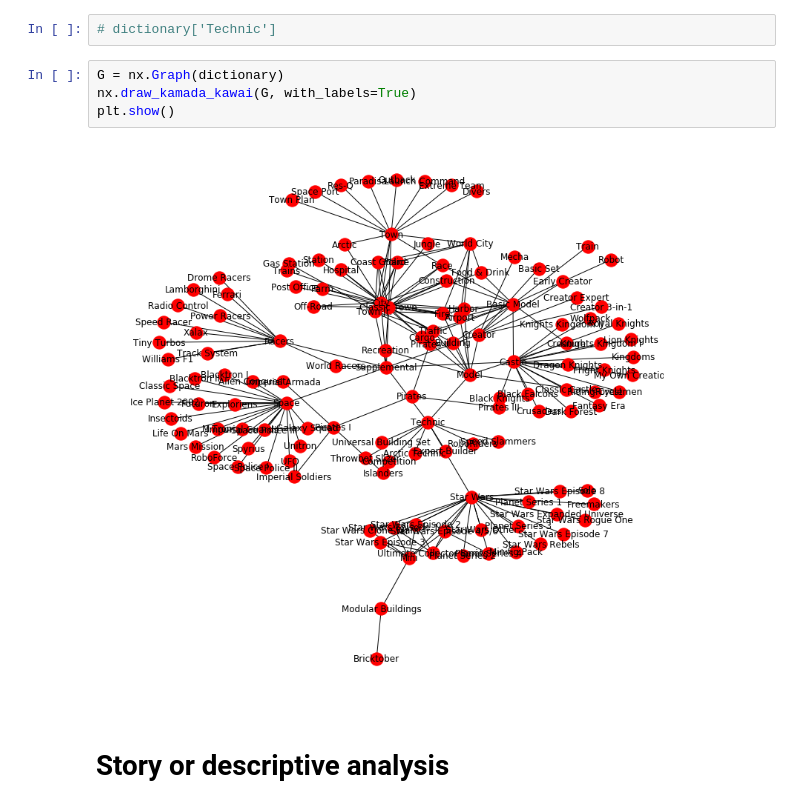
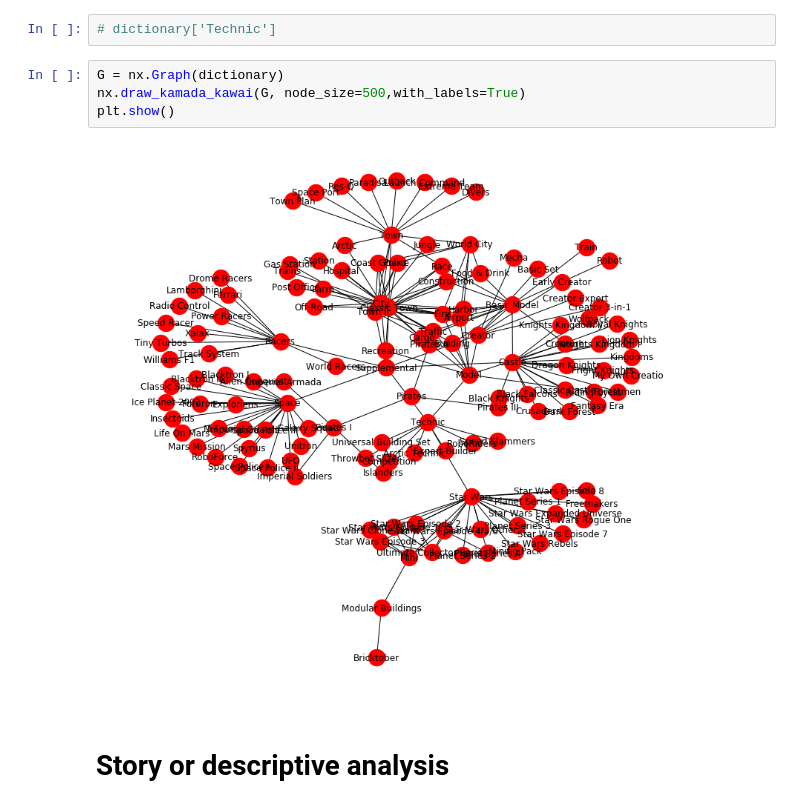
Before and after one commit to ArslanAliAwan/grover-task, a Jupyter notebook: grover-task1.ipynb, the cells around one changed output. Cells and saved outputs as stored; diff of their text form.

```diff
--- a/grover-task1.ipynb
+++ b/grover-task1.ipynb
@@ -293,10 +293,10 @@ for i in range(1,len(s)):
 # dictionary['Technic']
 # %%
 G = nx.Graph(dictionary)
-nx.draw_kamada_kawai(G, with_labels=True)
+nx.draw_kamada_kawai(G, node_size=500,with_labels=True)
 plt.show()
 # %% [output]
-[figure, old version]
+[figure, new version]
 # %% [markdown]
 # Story or descriptive analysis
 # %%
```
